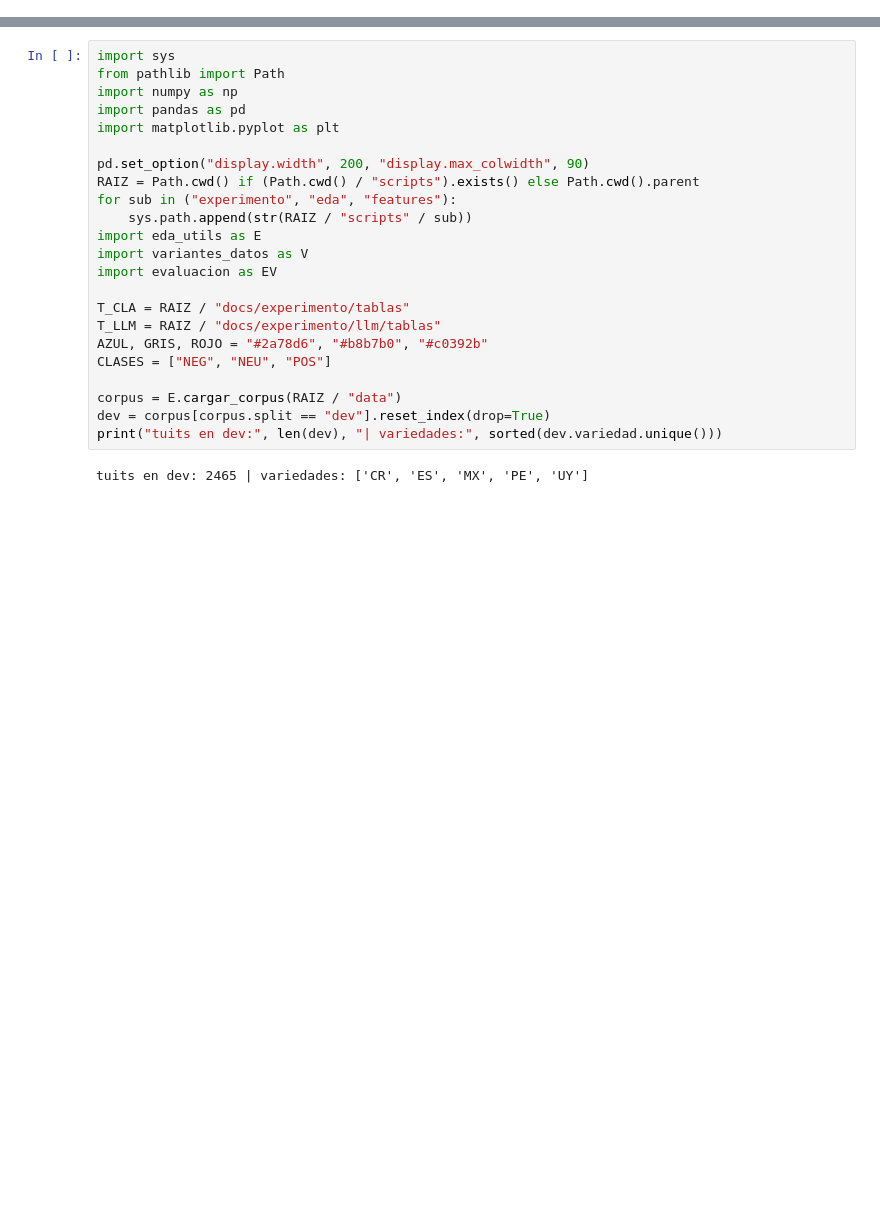
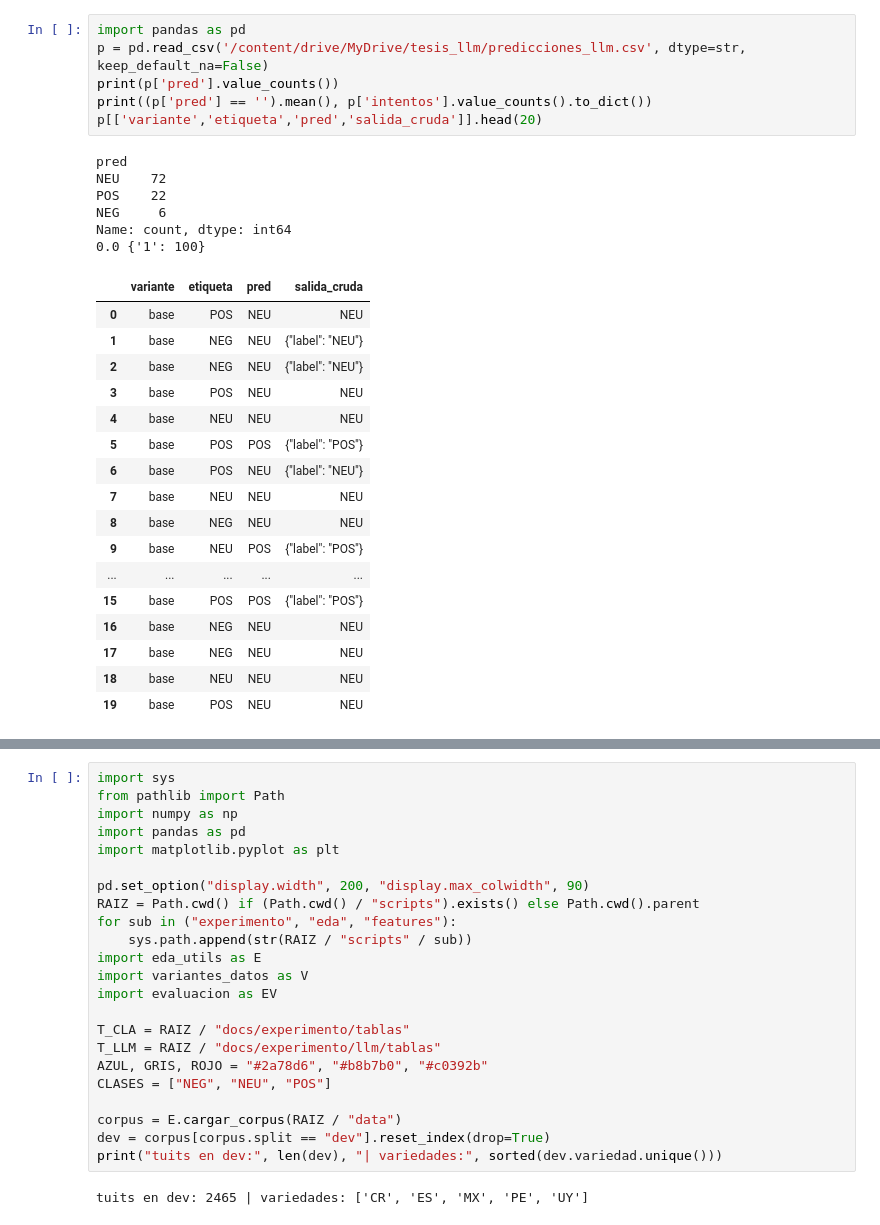
Before and after one commit to daniel797/multiagente-analisis-sentimiento-es, a Jupyter notebook: notebooks/04_experimento_baseline.ipynb, the cells around one changed output, grey strips where cells are left out. Cells and saved outputs as stored; diff of their text form; blank space fills up the shorter version.

```diff
--- a/notebooks/05_experimento_analisis.ipynb
+++ b/notebooks/04_experimento_baseline.ipynb
@@ -12,0 +79,30 @@ Métrica principal: Macro-F1 en *dev* (2.465 tuits), con IC 95% por bootstrap. L
+# %%
+import pandas as pd
+p = pd.read_csv('/content/drive/MyDrive/tesis_llm/predicciones_llm.csv', dtype=str, keep_default_na=False)
+print(p['pred'].value_counts())
+print((p['pred'] == '').mean(), p['intentos'].value_counts().to_dict())
+p[['variante','etiqueta','pred','salida_cruda']].head(20)
+# %% [output]
+pred
+NEU    72
+POS    22
+NEG     6
+Name: count, dtype: int64
+0.0 {'1': 100}
+|  | variante | etiqueta | pred | salida_cruda |
+| 0 | base | POS | NEU | NEU |
+| 1 | base | NEG | NEU | {"label": "NEU"} |
+| 2 | base | NEG | NEU | {"label": "NEU"} |
+| 3 | base | POS | NEU | NEU |
+| 4 | base | NEU | NEU | NEU |
+| 5 | base | POS | POS | {"label": "POS"} |
+| 6 | base | POS | NEU | {"label": "NEU"} |
+| 7 | base | NEU | NEU | NEU |
+| 8 | base | NEG | NEU | NEU |
+| 9 | base | NEU | POS | {"label": "POS"} |
+| ... | ... | ... | ... | ... |
+| 15 | base | POS | POS | {"label": "POS"} |
+| 16 | base | NEG | NEU | NEU |
+| 17 | base | NEG | NEU | NEU |
+| 18 | base | NEU | NEU | NEU |
+| 19 | base | POS | NEU | NEU |
```
Also changed, not shown: parts of 16 cells of this notebook, 2 other files.
